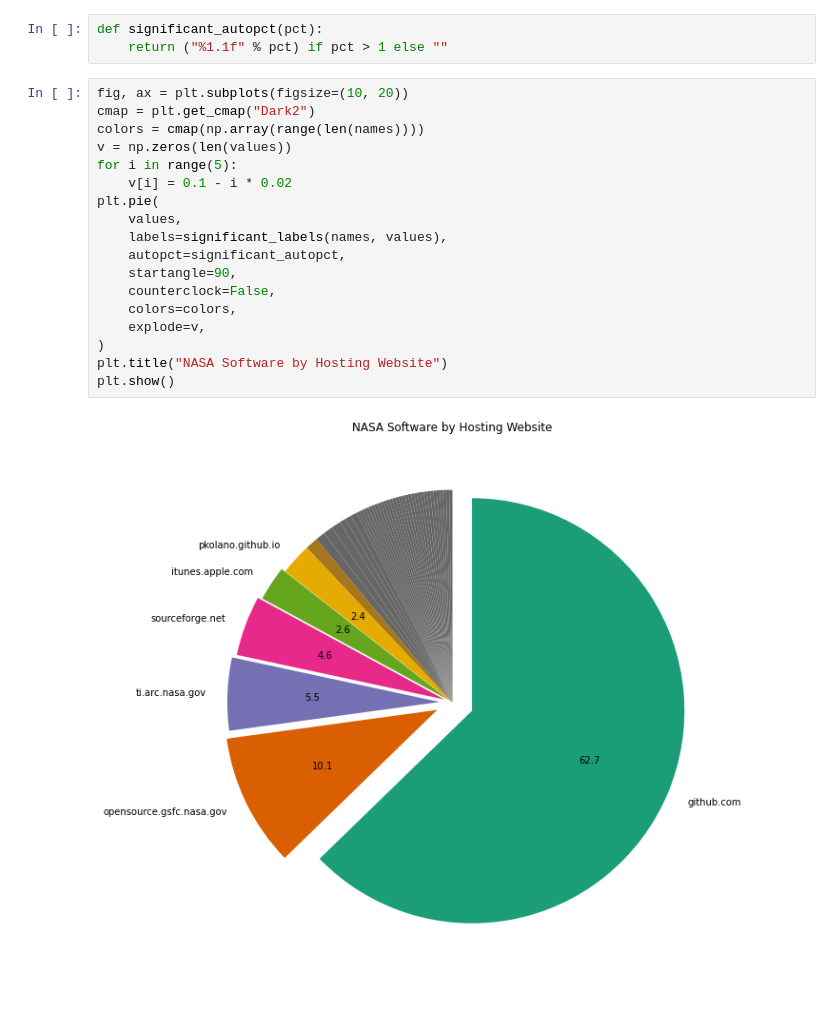
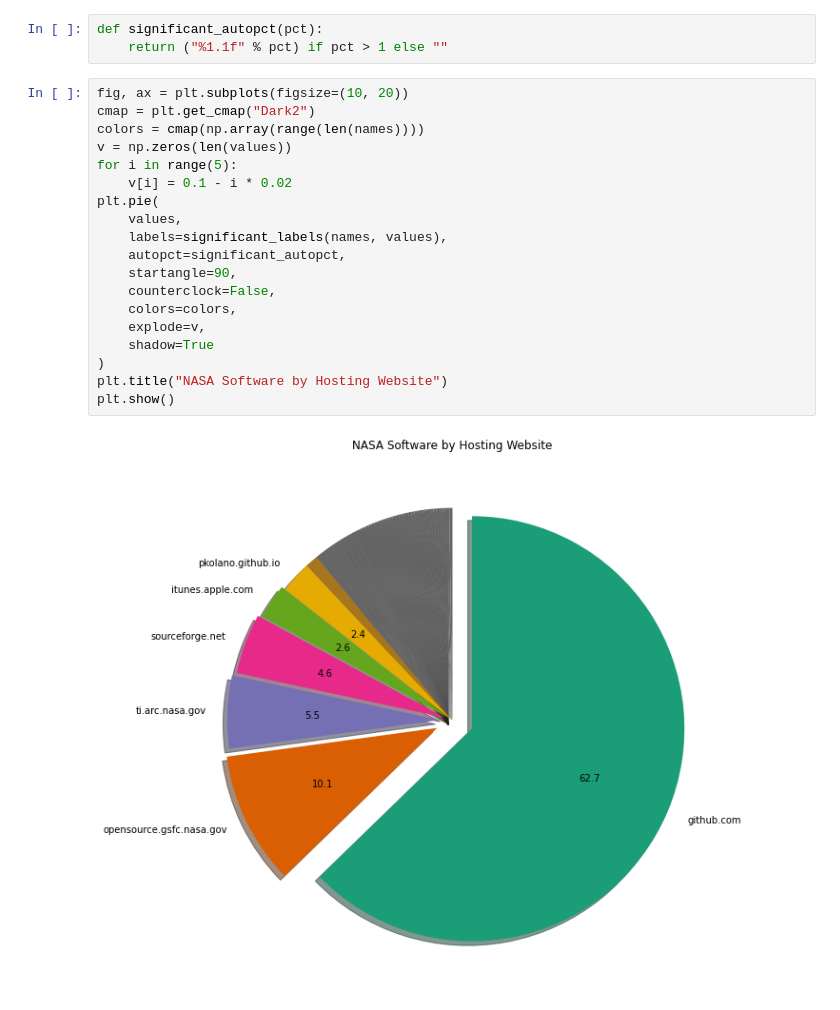
Before and after one commit to JosephTLucas/blog, a Jupyter notebook: content/NASA.ipynb, the cells around one changed output. Saved outputs shown, nothing was run; the diff lists cells and outputs as text.

Commit message:
fix axis, add shadow

```diff
--- a/content/NASA.ipynb
+++ b/content/NASA.ipynb
@@ -184,20 +184,21 @@ def significant_autopct(pct):
 # %%
 fig, ax = plt.subplots(figsize=(10, 20))
 cmap = plt.get_cmap("Dark2")
 colors = cmap(np.array(range(len(names))))
 v = np.zeros(len(values))
 for i in range(5):
     v[i] = 0.1 - i * 0.02
 plt.pie(
     values,
     labels=significant_labels(names, values),
     autopct=significant_autopct,
     startangle=90,
     counterclock=False,
     colors=colors,
     explode=v,
+    shadow=True
 )
 plt.title("NASA Software by Hosting Website")
 plt.show()
 # %% [output]
-[figure, old version]
+[figure, new version]
```
Also changed, not shown: parts of 3 cells of this notebook.
